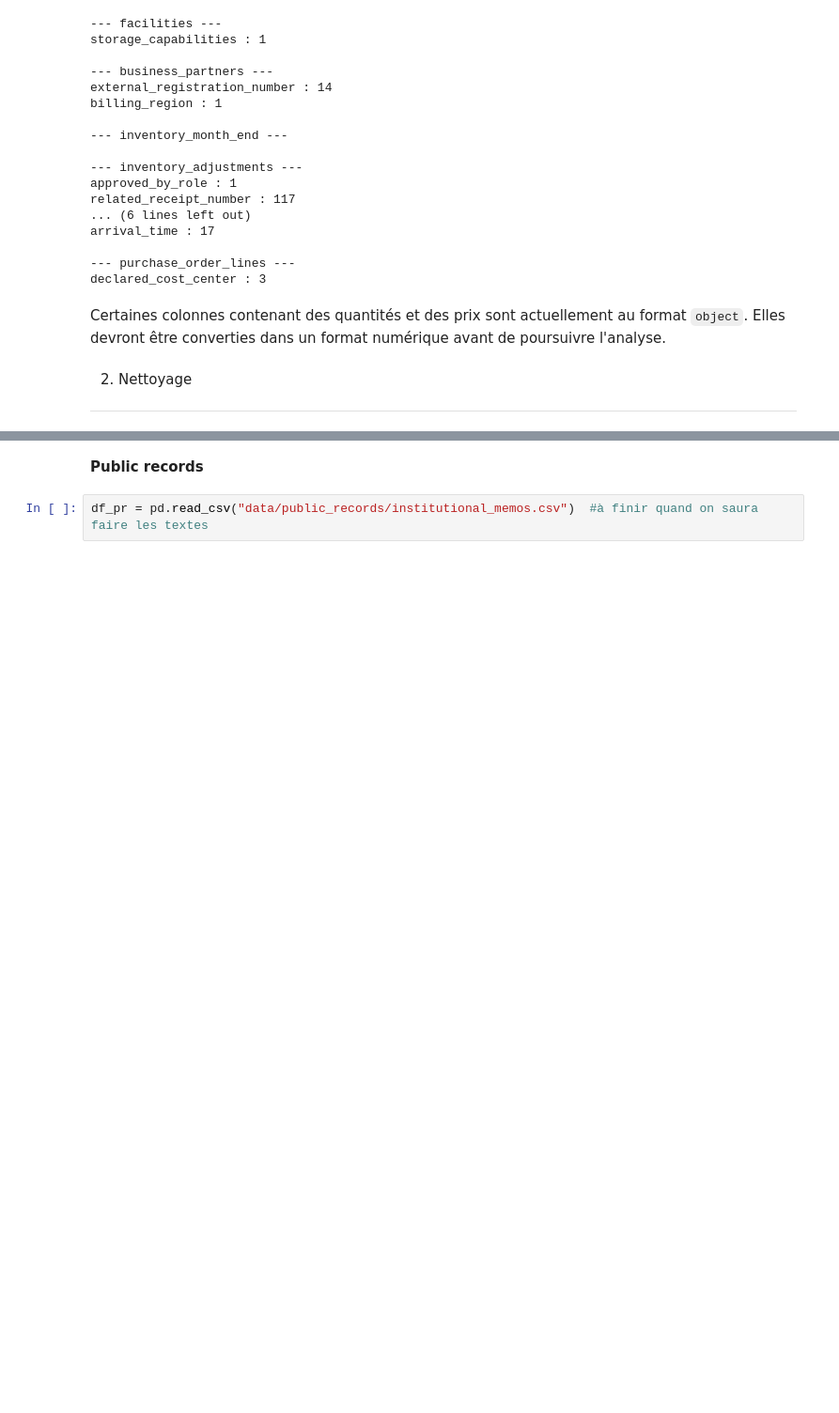
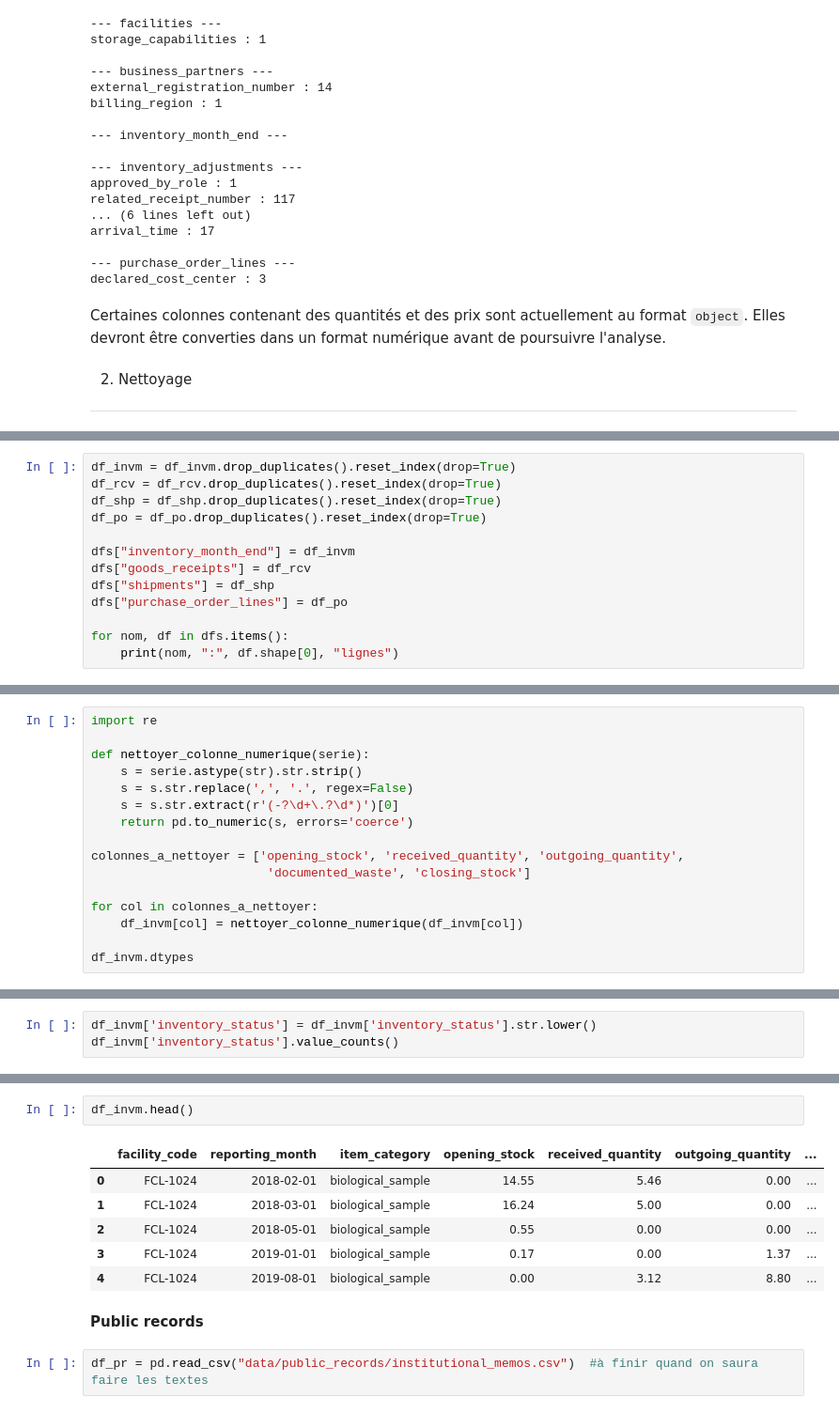
Before and after one commit to Sheik-info/20262027-UE-DataMining-Project, a Jupyter notebook: Base_notebook_to_complete.ipynb, the cells around one changed output, grey strips where cells are left out. Shown at 94% size. Saved outputs shown, nothing was run; the diff lists cells and outputs as text; blank space fills up the shorter version.

```diff
--- a/Base_notebook_to_complete.ipynb
+++ b/Base_notebook_to_complete.ipynb
@@ -291,0 +308,13 @@ Certaines colonnes contenant des quantités et des prix sont actuellement au for
+# %%
+df_invm = df_invm.drop_duplicates().reset_index(drop=True)
+df_rcv = df_rcv.drop_duplicates().reset_index(drop=True)
+df_shp = df_shp.drop_duplicates().reset_index(drop=True)
+df_po = df_po.drop_duplicates().reset_index(drop=True)
+
+dfs["inventory_month_end"] = df_invm
+dfs["goods_receipts"] = df_rcv
+dfs["shipments"] = df_shp
+dfs["purchase_order_lines"] = df_po
+
+for nom, df in dfs.items():
+    print(nom, ":", df.shape[0], "lignes")
@@ -291,0 +367,16 @@ Certaines colonnes contenant des quantités et des prix sont actuellement au for
+# %%
+import re
+
+def nettoyer_colonne_numerique(serie):
+    s = serie.astype(str).str.strip()
+    s = s.str.replace(',', '.', regex=False)
+    s = s.str.extract(r'(-?\d+\.?\d*)')[0]
+    return pd.to_numeric(s, errors='coerce')
+
+colonnes_a_nettoyer = ['opening_stock', 'received_quantity', 'outgoing_quantity',
+                        'documented_waste', 'closing_stock']
+
+for col in colonnes_a_nettoyer:
+    df_invm[col] = nettoyer_colonne_numerique(df_invm[col])
+
+df_invm.dtypes
@@ -291,0 +399,3 @@ Certaines colonnes contenant des quantités et des prix sont actuellement au for
+# %%
+df_invm['inventory_status'] = df_invm['inventory_status'].str.lower()
+df_invm['inventory_status'].value_counts()
@@ -292,3 +434,12 @@ Certaines colonnes contenant des quantités et des prix sont actuellement au for
+# %%
+df_invm.head()
+# %% [output]
+|  | facility_code | reporting_month | item_category | opening_stock | received_quantity | outgoing_quantity | ... |
+| 0 | FCL-1024 | 2018-02-01 | biological_sample | 14.55 | 5.46 | 0.00 | ... |
+| 1 | FCL-1024 | 2018-03-01 | biological_sample | 16.24 | 5.00 | 0.00 | ... |
+| 2 | FCL-1024 | 2018-05-01 | biological_sample | 0.55 | 0.00 | 0.00 | ... |
+| 3 | FCL-1024 | 2019-01-01 | biological_sample | 0.17 | 0.00 | 1.37 | ... |
+| 4 | FCL-1024 | 2019-08-01 | biological_sample | 0.00 | 3.12 | 8.80 | ... |
 # %% [markdown]
 **Public records**
 # %%
```
Also changed, not shown: parts of 19 cells of this notebook.
